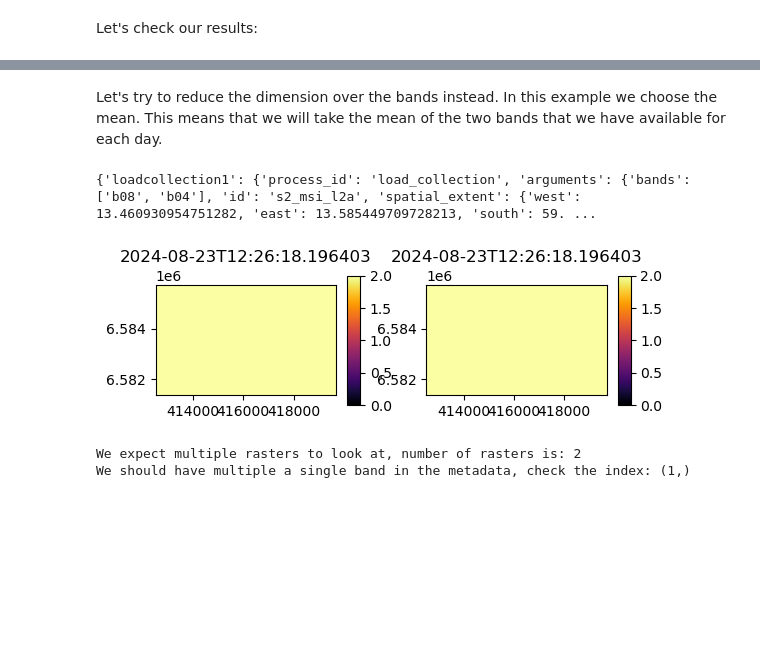
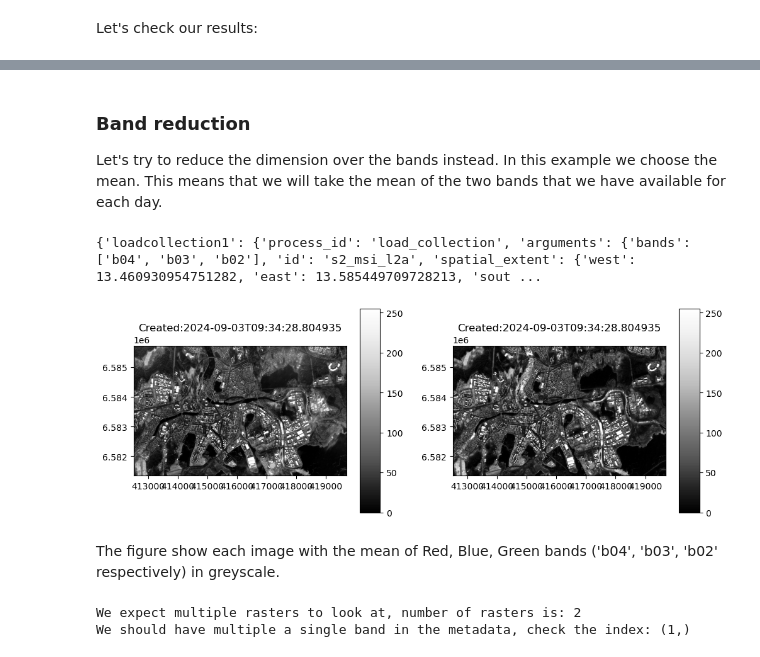
Before and after one commit to DigitalEarthSweden/digital-earth-sweden-community, a Jupyter notebook: tutorials/060_EO_020-Reductions.ipynb, the cells around one changed output, grey strips where cells are left out. Cells and saved outputs as stored; diff of their text form; code cells hidden in the pictures; blank space fills up the shorter version.

Commit message:
01.DES-Demo-DataCube-Reduce: Various improvements
Improved on intro, plots and clarified the reduce bands example.

```diff
--- a/tutorials/060_EO_020-Reductions.ipynb
+++ b/tutorials/060_EO_020-Reductions.ipynb
@@ -14,7 +46,7 @@ connection = openeo.connect(eo_service_url)
 s2_datacube=connection.load_collection(collection_id=s2.s2_msi_l2a,
                          spatial_extent=s2.bbox.karlstad_mini_land,
                          temporal_extent=s2.timespans.two_images,
-                        bands=['b08','b04'],
+                        bands=['b04', 'b03', 'b02'],
                         )
 # %%
 # Show information
@@ -61,16 +98,17 @@ We should have multiple bands in the metadata, check the index: (1, 2)
 # %% [markdown]
+### Band reduction
 Let's try to reduce the dimension over the bands instead. In this example we choose the mean. This means that we will take the mean of the two bands that we have available for each day.
 # %%
-import rasterio
-import io
 reduced_cube_over_bands = s2_datacube.reduce_dimension(dimension="bands", reducer="mean")
 
 # Show information
 print(reduced_cube_over_bands.flat_graph())
 # reduced_cube_over_bands.metadata
 s2_image_data_reduced = reduced_cube_over_bands.download(format="gtiff")
-results_bands_reduce=show_result(s2_image_data_reduced)
+results_bands_reduce = show_result(s2_image_data_reduced, "Greys_r")
 # %% [output]
-{'loadcollection1': {'process_id': 'load_collection', 'arguments': {'bands': ['b08', 'b04'], 'id': 's2_msi_l2a', 'spatial_extent': {'west': 13.460930954751282, 'east': 13.585449709728213, 'south': 59. ...
+{'loadcollection1': {'process_id': 'load_collection', 'arguments': {'bands': ['b04', 'b03', 'b02'], 'id': 's2_msi_l2a', 'spatial_extent': {'west': 13.460930954751282, 'east': 13.585449709728213, 'sout ...
-[figure, old version]
+[figure, new version]
+# %% [markdown]
+The figure show each image with the mean of Red, Blue, Green bands ('b04', 'b03', 'b02' respectively) in greyscale.
 # %%
```
Also changed, not shown: parts of 11 cells of this notebook.
